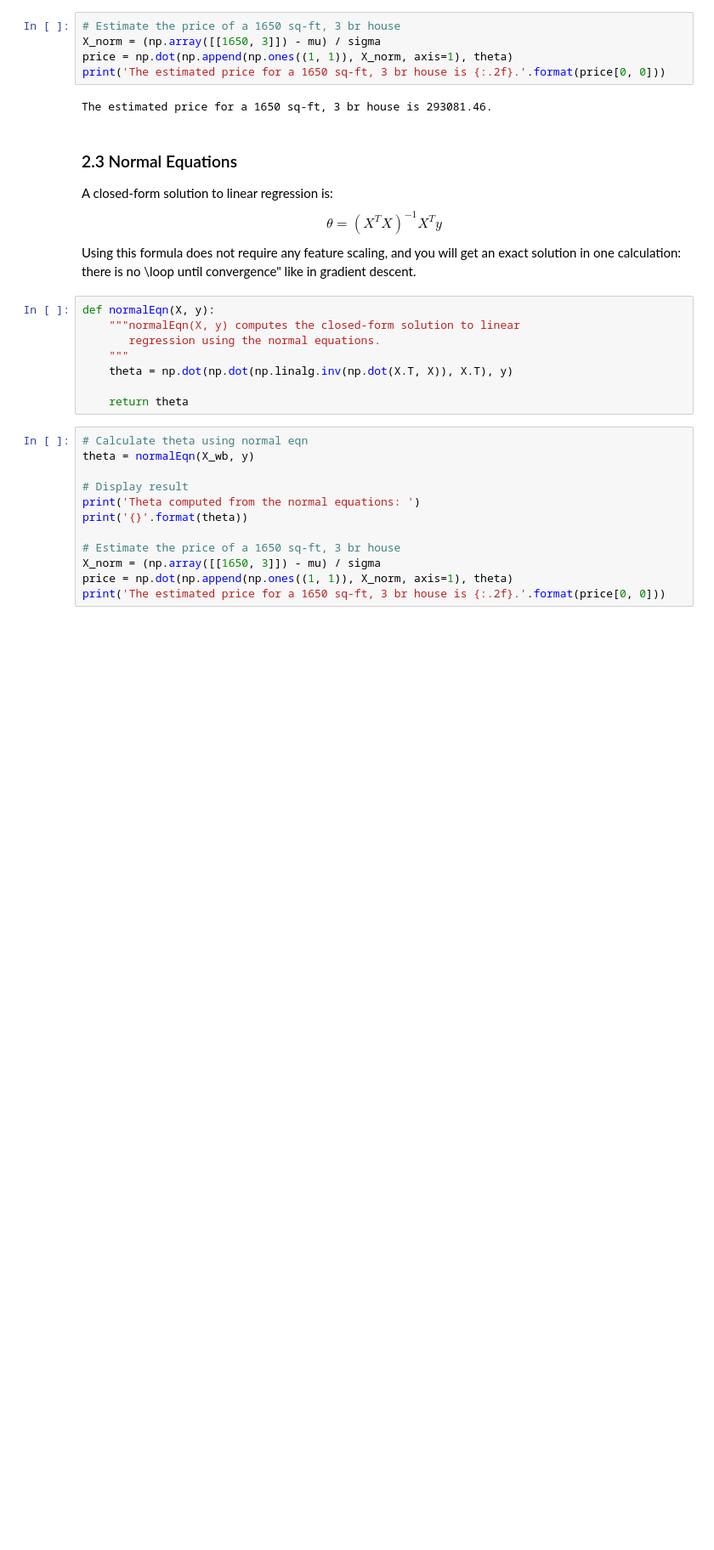
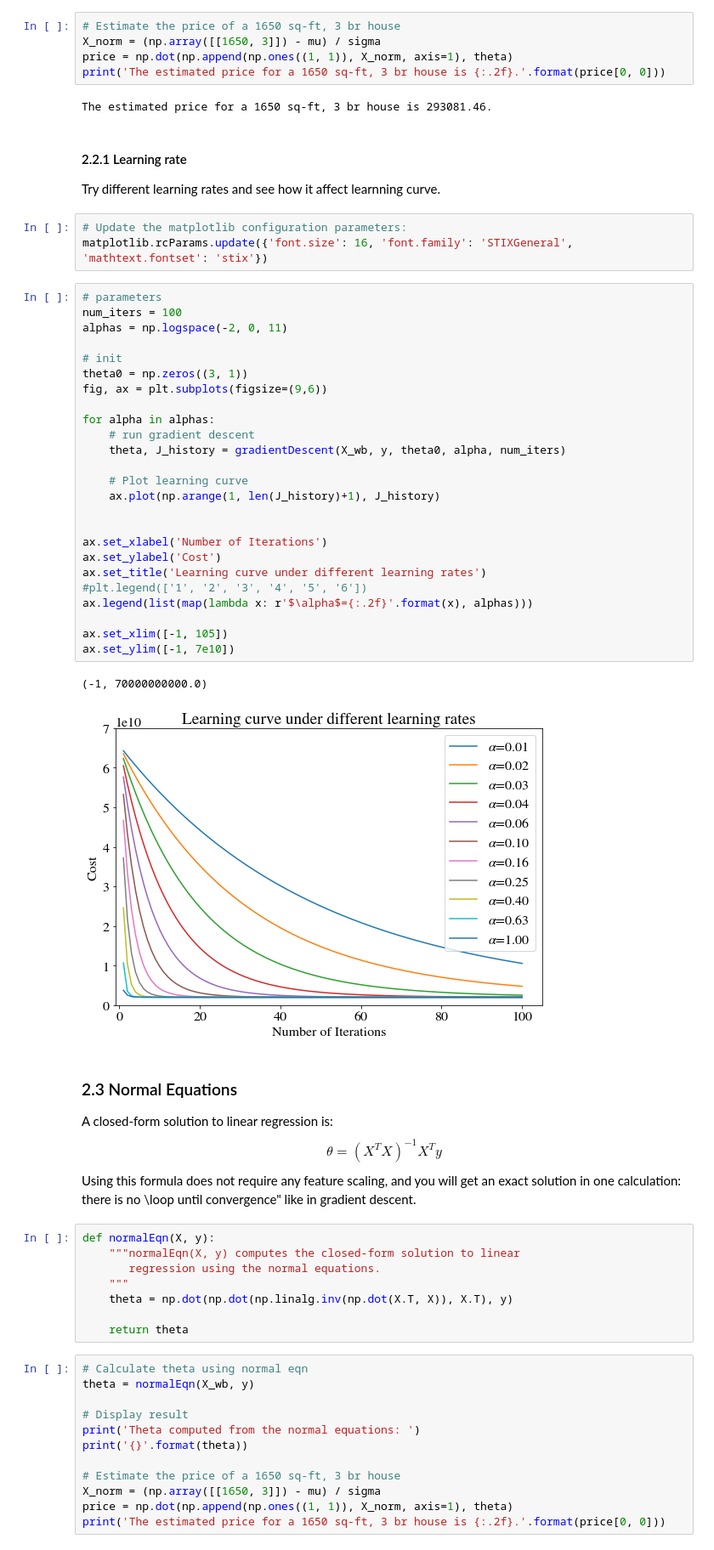
Before and after one commit to oeyh/NN, a Jupyter notebook: assignment1/Assignment 1.ipynb, the cells around one changed output. Shown at 85% size. Cells and saved outputs as stored; diff of their text form; blank space fills up the shorter version.

```diff
--- a/assignment1/Assignment 1.ipynb
+++ b/assignment1/Assignment 1.ipynb
@@ -258,6 +275,40 @@ price = np.dot(np.append(np.ones((1, 1)), X_norm, axis=1), theta)
 print('The estimated price for a 1650 sq-ft, 3 br house is {:.2f}.'.format(price[0, 0]))
 # %% [output]
 The estimated price for a 1650 sq-ft, 3 br house is 293081.46.
+# %% [markdown]
+#### 2.2.1 Learning rate
+Try different learning rates and see how it affect learnning curve.
+# %%
+# Update the matplotlib configuration parameters:
+matplotlib.rcParams.update({'font.size': 16, 'font.family': 'STIXGeneral', 'mathtext.fontset': 'stix'})
+# %%
+# parameters
+num_iters = 100
+alphas = np.logspace(-2, 0, 11)
+
+# init
+theta0 = np.zeros((3, 1))
+fig, ax = plt.subplots(figsize=(9,6))
+
+for alpha in alphas:
+    # run gradient descent
+    theta, J_history = gradientDescent(X_wb, y, theta0, alpha, num_iters)
+
+    # Plot learning curve
+    ax.plot(np.arange(1, len(J_history)+1), J_history)
+
+
+ax.set_xlabel('Number of Iterations')
+ax.set_ylabel('Cost')
+ax.set_title('Learning curve under different learning rates')
+#plt.legend(['1', '2', '3', '4', '5', '6'])
+ax.legend(list(map(lambda x: r'$\alpha$={:.2f}'.format(x), alphas)))
+
+ax.set_xlim([-1, 105])
+ax.set_ylim([-1, 7e10])
+# %% [output]
+(-1, 70000000000.0)
+[figure, added]
 # %% [markdown]
 ### 2.3 Normal Equations
 A closed-form solution to linear regression is:
```
Also changed, not shown: parts of 11 cells of this notebook.
